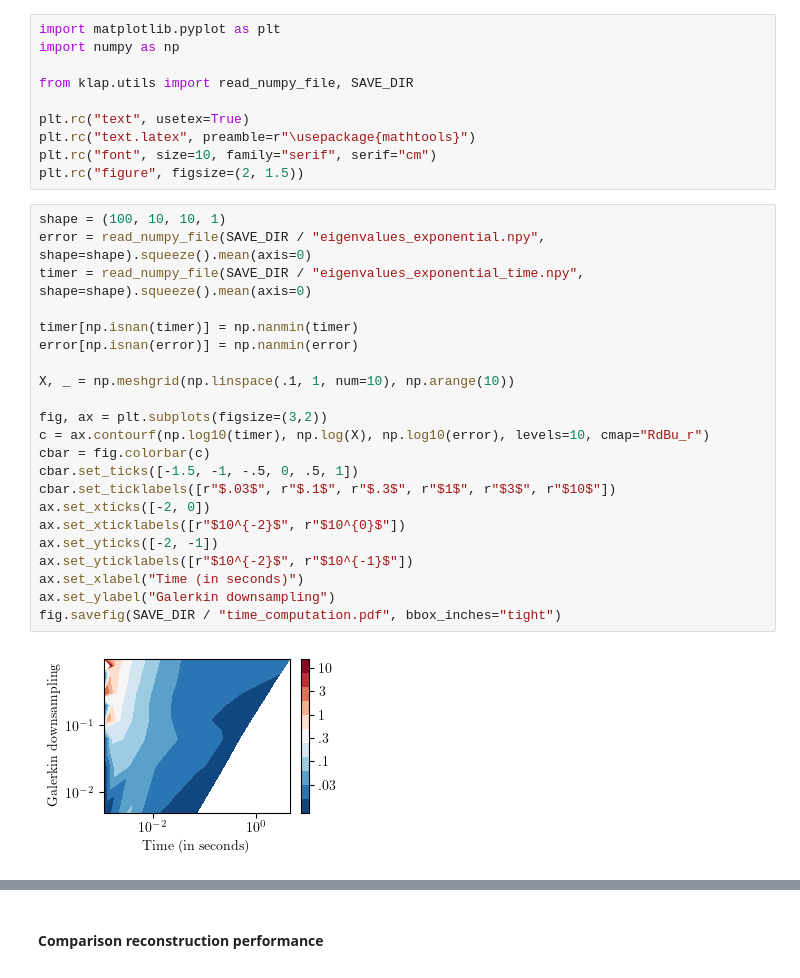
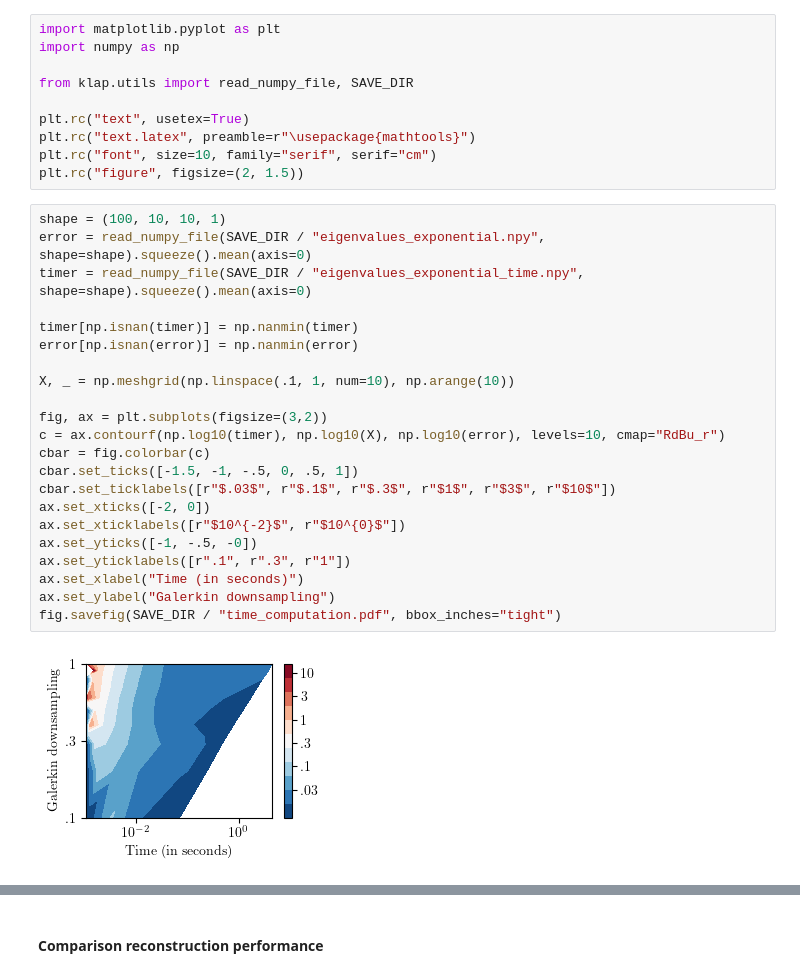
Before and after one commit to VivienCabannes/laplacian, a Jupyter notebook: examples/eigenvalues_comp_plot.ipynb, the cells around one changed output, grey strips where cells are left out. Drawn from its saved outputs; the diff is of its cells as text.

Commit message:
Adding time plot

```diff
--- a/examples/eigenvalues_comp_plot.ipynb
+++ b/examples/eigenvalues_comp_plot.ipynb
@@ -13,24 +13,24 @@ plt.rc("figure", figsize=(2, 1.5))
 # %%
 shape = (100, 10, 10, 1)
 error = read_numpy_file(SAVE_DIR / "eigenvalues_exponential.npy", shape=shape).squeeze().mean(axis=0)
 timer = read_numpy_file(SAVE_DIR / "eigenvalues_exponential_time.npy", shape=shape).squeeze().mean(axis=0)
 
 timer[np.isnan(timer)] = np.nanmin(timer)
 error[np.isnan(error)] = np.nanmin(error)
 
 X, _ = np.meshgrid(np.linspace(.1, 1, num=10), np.arange(10))
 
 fig, ax = plt.subplots(figsize=(3,2))
-c = ax.contourf(np.log10(timer), np.log(X), np.log10(error), levels=10, cmap="RdBu_r")
+c = ax.contourf(np.log10(timer), np.log10(X), np.log10(error), levels=10, cmap="RdBu_r")
 cbar = fig.colorbar(c)
 cbar.set_ticks([-1.5, -1, -.5, 0, .5, 1])
 cbar.set_ticklabels([r"$.03$", r"$.1$", r"$.3$", r"$1$", r"$3$", r"$10$"])
 ax.set_xticks([-2, 0])
 ax.set_xticklabels([r"$10^{-2}$", r"$10^{0}$"])
-ax.set_yticks([-2, -1])
-ax.set_yticklabels([r"$10^{-2}$", r"$10^{-1}$"])
+ax.set_yticks([-1, -.5, -0])
+ax.set_yticklabels([r".1", r".3", r"1"])
 ax.set_xlabel("Time (in seconds)")
 ax.set_ylabel("Galerkin downsampling")
 fig.savefig(SAVE_DIR / "time_computation.pdf", bbox_inches="tight")
 # %% [output]
-[figure, old version]
+[figure, new version]
```
Also changed, not shown: parts of 1 cell of this notebook.
